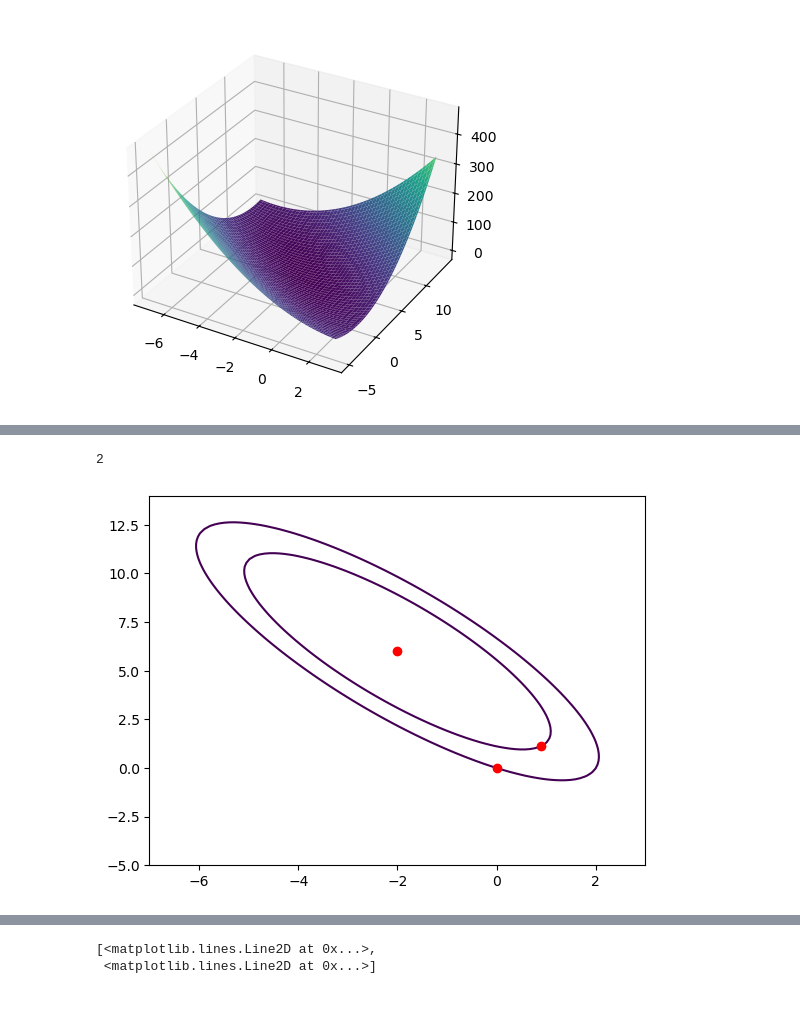
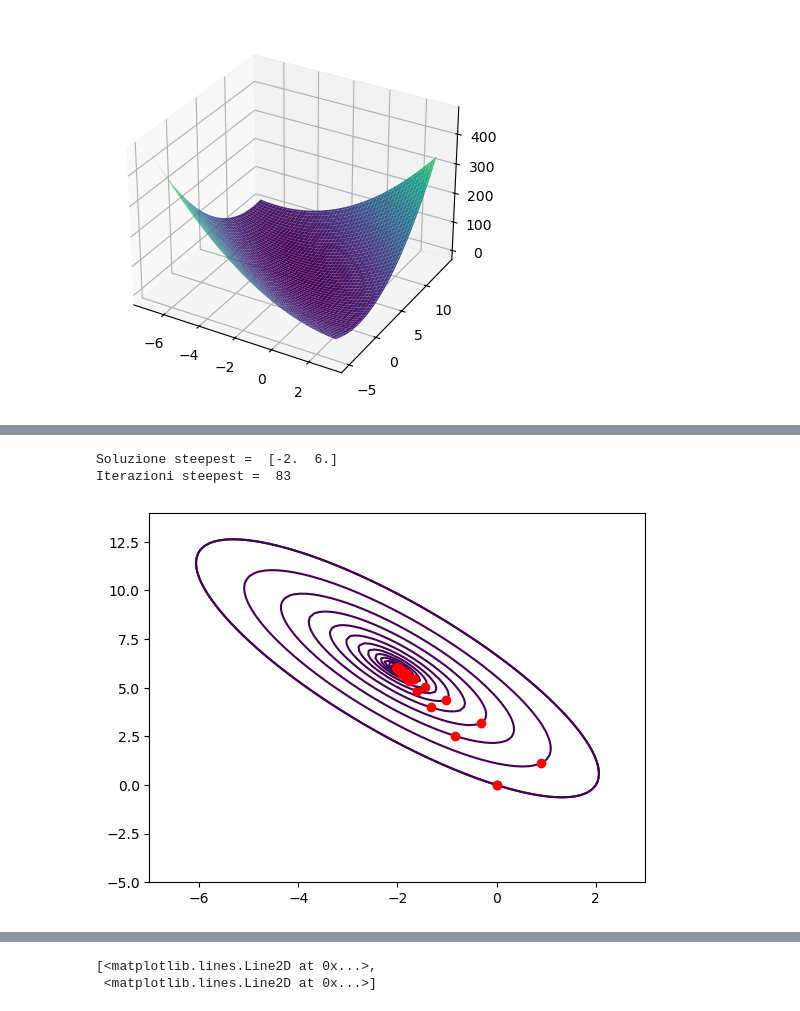
Before and after one commit to alevu3344/EsercitazioniMetodiNumerici, a Jupyter notebook: Lezione_9/Ese9_NEW.ipynb, the cells around one changed output, grey strips where cells are left out. Cells and saved outputs as stored; diff of their text form; code cells hidden in the pictures.

```diff
--- a/Lezione_9/Esercitazione_9_Soluzioni.ipynb
+++ b/Lezione_9/Ese9_NEW.ipynb
@@ -34,21 +28,25 @@ from mpl_toolkits.mplot3d import Axes3D
 # %%
-def steepestdescent(A,b,x0,itmax,tol):
+def steepestdescentCL(A,b,x0,itmax,X, Y, Z,f, tol):
 
     n,m=A.shape
     if n!=m:
         print("Matrice non quadrata")
         return [],[]
+    if n != 2 :
+       print("La matrice non ha due dimensioni")
+       return [], []
 
 
    # inizializzare le variabili necessarie
     x = x0
 
+    plt.contour(X, Y, Z, levels=f(x,A,b).flatten())
+    plt.plot(x[0],x[1],'r-o')
+    r = A@x-b  # residuo
+    p = -r     # opposto del residuo
+    it = 0
 
-    r = A@x-b
-    p = -r
-    it = 0
-    nb=np.linalg.norm(b)
-    errore=np.linalg.norm(r)/nb
+    errore=np.linalg.norm(r)/np.linalg.norm(b)
     vec_sol=[]
     vec_sol.append(x)
     vet_r=[]
@@ -59,7 +57,10 @@ def steepestdescent(A,b,x0,itmax,tol):
         it=it+1
         Ap=A@p
 
-        alpha = -(r.T@p)/(p.T@Ap)
+        alpha = (r.T@r)/(p.T@Ap)
+
+        plt.contour(X, Y, Z, levels=f(x,A,b).flatten())
+        plt.plot(x[0],x[1],'ro')
 
         x = x + alpha*p  #aggiornamento della soluzione nella direzione opposta a quella del gradiente: alpha mi dice dove fermarmi
         #nella direzione del gradiente affinche F(xk+t p ) <F(xk)
@@ -67,7 +68,7 @@ def steepestdescent(A,b,x0,itmax,tol):
 
         vec_sol.append(x)
         r=r+alpha*Ap
-        errore=np.linalg.norm(r)/nb
+        errore=np.linalg.norm(r)/np.linalg.norm(b)
         vet_r.append(errore)
         p = -r #Direzione opposta alla direzione del gradiente
 
@@ -228,6 +129,10 @@ def f(x,A,b):
 # %%
 A=np.array([[8,4],[4,3]])
-b=np.array([[8],[10]])
+b=np.array([8,10])
+x0=np.zeros_like(b)
+itmax=200
+tol = 1e-10
+
 x=np.linspace(-7,3,100)
 y=np.linspace(-5,14,100)
 
@@ -239,6 +144,7 @@ for i in range(len(y)):
         y_coor = Y[i][j]
         Z[i][j] = f(np.array([[x_coor], [y_coor]]),A,b)
 
+
 fig = plt.figure()
 ax = fig.add_subplot(111, projection='3d')
 
@@ -267,9 +158,8 @@ print(itG_0)
-# %%
-x0=np.zeros_like(b)
-itmax=200
-tol=1e-10
-x_cg_0,vet_r_cg_0,vec_sol_cg,itcg_0=conjugate_gradient_CL(A,b,x0,itmax,X,Y,Z,f,tol)
-print(itcg_0)
-# %% [output]
-2
-[figure, removed]
+# %%
+x_steep,res_vec_steep,sol_vec_steep,num_it_steep = steepestdescentCL(A,b,x0,itmax, X,Y,Z,f,tol)
+print("Soluzione steepest = ", x_steep)
+print("Iterazioni steepest = ", num_it_steep)
+# %% [output]
+Soluzione steepest =  [-2.  6.]
+Iterazioni steepest =  83
+[figure, added]
```
Also changed, not shown: parts of 28 cells of this notebook, 14 other files.
